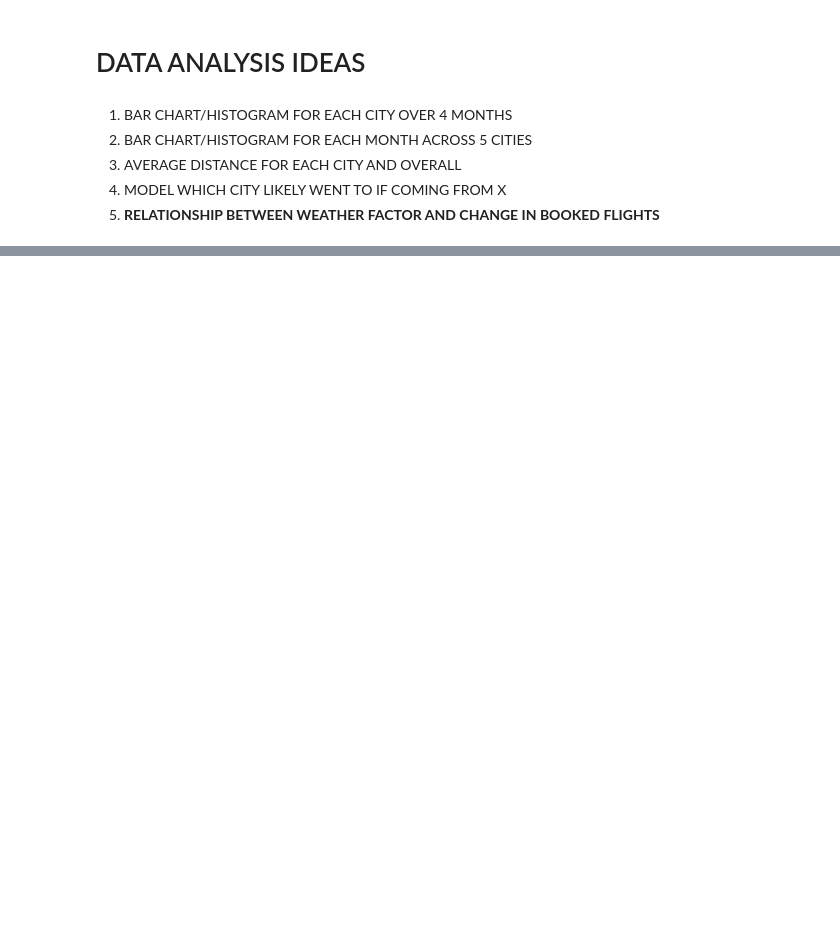
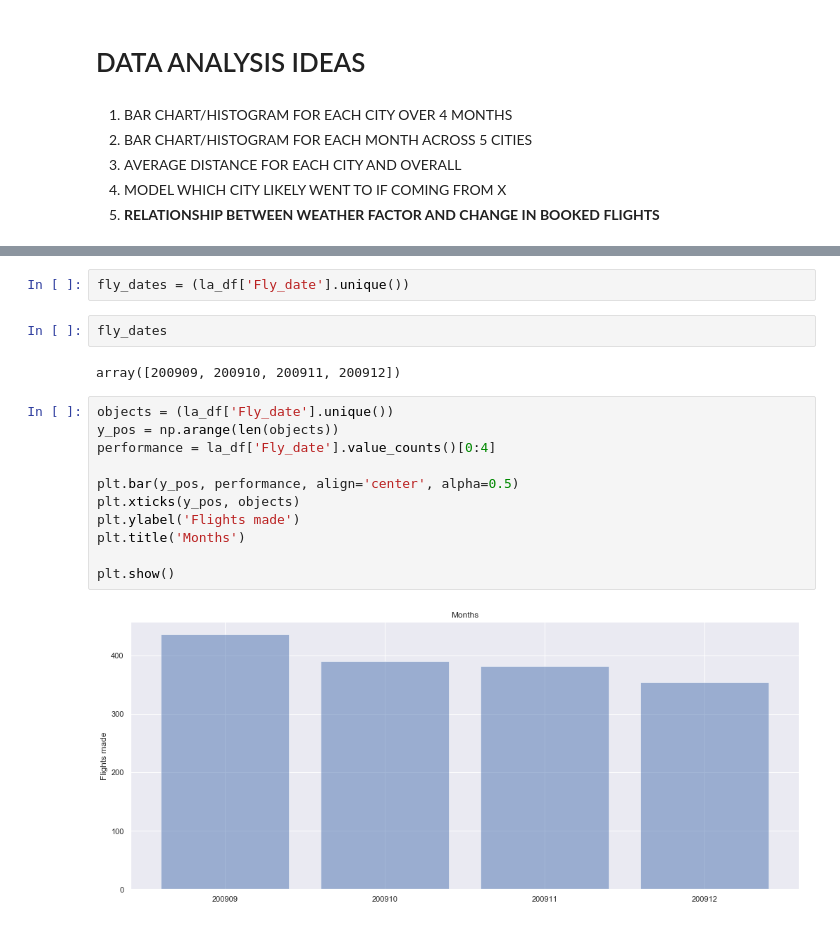
Before and after one commit to adamxkabbara/Paradise-Lost, a Jupyter notebook: Project.ipynb, the cells around one changed output, grey strips where cells are left out. Saved outputs shown, nothing was run; the diff lists cells and outputs as text; blank space fills up the shorter version.

Commit message:
Updating after making a few graphs

```diff
--- a/Project.ipynb
+++ b/Project.ipynb
@@ -286,0 +274,19 @@ df_orl.head()
+# %%
+fly_dates = (la_df['Fly_date'].unique())
+# %%
+fly_dates
+# %% [output]
+array([200909, 200910, 200911, 200912])
+# %%
+objects = (la_df['Fly_date'].unique())
+y_pos = np.arange(len(objects))
+performance = la_df['Fly_date'].value_counts()[0:4]
+
+plt.bar(y_pos, performance, align='center', alpha=0.5)
+plt.xticks(y_pos, objects)
+plt.ylabel('Flights made')
+plt.title('Months')
+
+plt.show()
+# %% [output]
+[figure, added]
```
Also changed, not shown: parts of 29 cells of this notebook.
